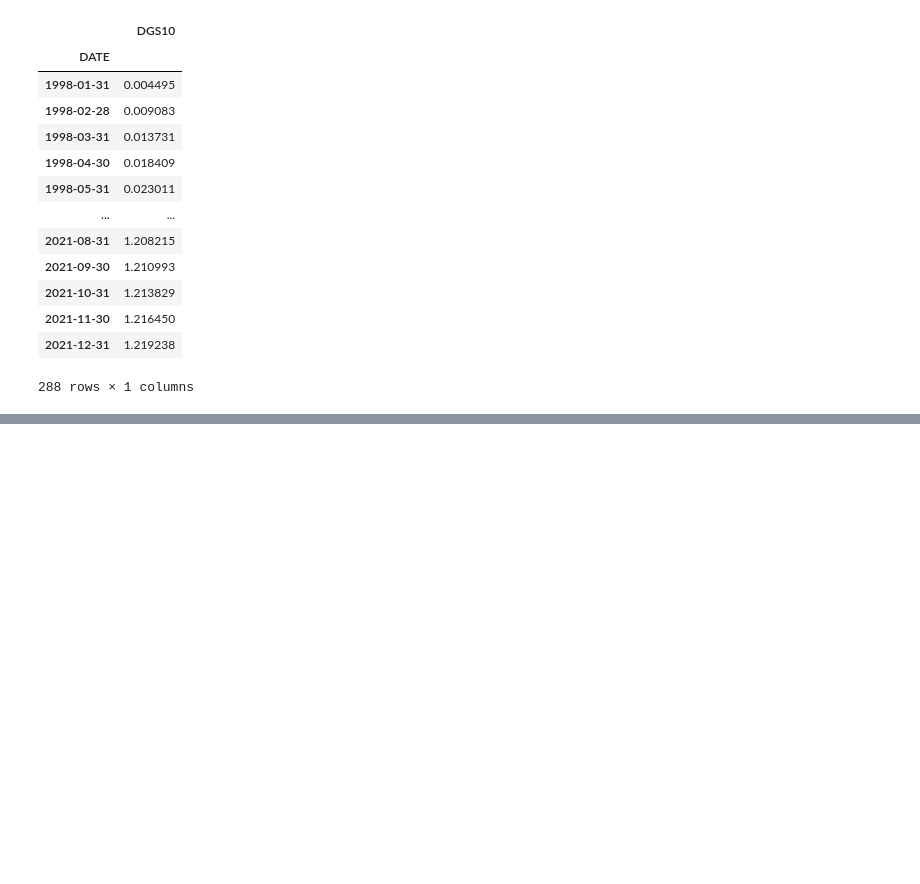
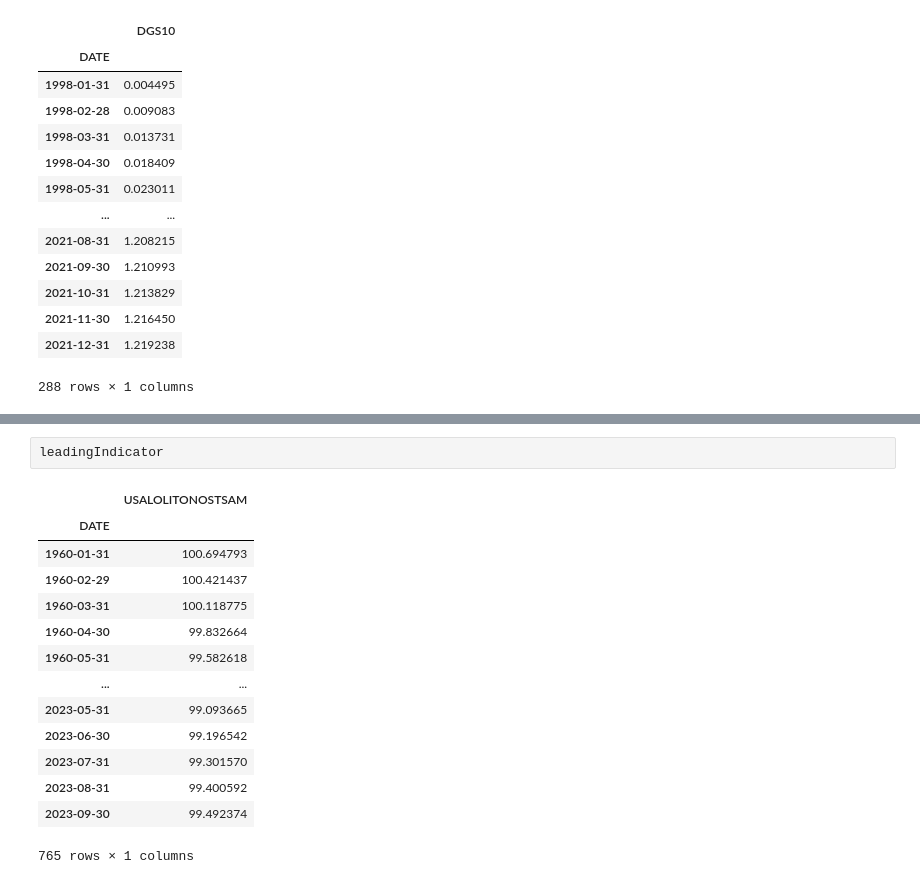
Before and after one commit to FELAB-KHU/S-PQuantTeam03, a Jupyter notebook: test_jiyoung.ipynb, the cells around one changed output, grey strips where cells are left out. Drawn from its saved outputs; the diff is of its cells as text; blank space fills up the shorter version.

```diff
--- a/test_jiyoung.ipynb
+++ b/test_jiyoung.ipynb
@@ -61,0 +94,17 @@ cumulative_returns
+# %%
+leadingIndicator
+# %% [output]
+|  | USALOLITONOSTSAM |
+| DATE |  |
+| 1960-01-31 | 100.694793 |
+| 1960-02-29 | 100.421437 |
+| 1960-03-31 | 100.118775 |
+| 1960-04-30 | 99.832664 |
+| 1960-05-31 | 99.582618 |
+| ... | ... |
+| 2023-05-31 | 99.093665 |
+| 2023-06-30 | 99.196542 |
+| 2023-07-31 | 99.301570 |
+| 2023-08-31 | 99.400592 |
+| 2023-09-30 | 99.492374 |
+765 rows × 1 columns
```
Also changed, not shown: parts of 12 cells of this notebook.
